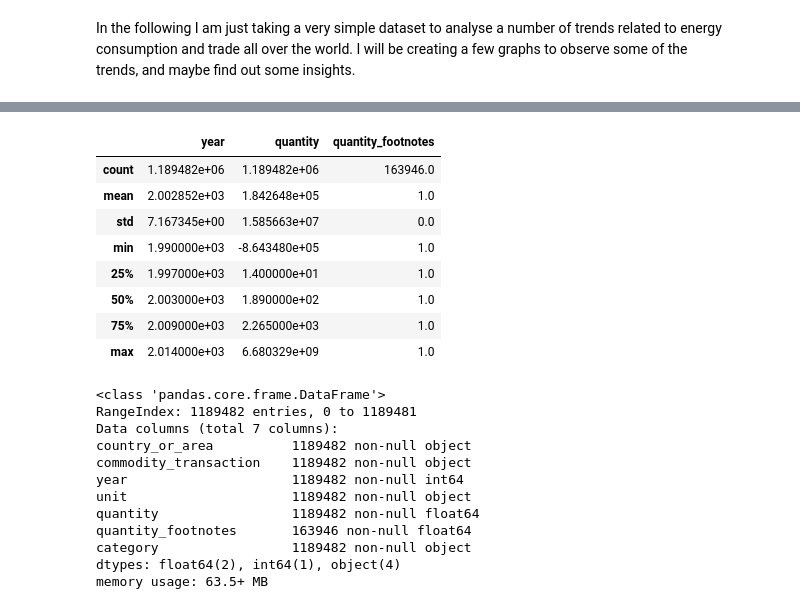
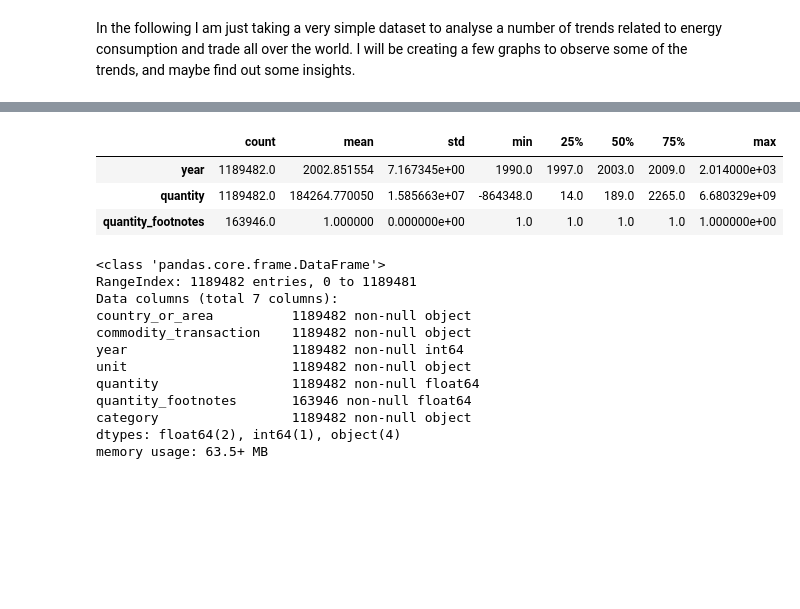
Before and after one commit to SadiaRana/energy, a Jupyter notebook: EnergyAna.ipynb, the cells around one changed output, grey strips where cells are left out. Saved outputs shown, nothing was run; the diff lists cells and outputs as text; code cells hidden in the pictures; blank space fills up the shorter version.

```diff
--- a/EnergyAna.ipynb
+++ b/EnergyAna.ipynb
@@ -6,7 +6,7 @@ import numpy as np
 import pandas as pd
 import matplotlib.pyplot as plt
 # %%
-df = pd.read_csv("all_energy_statistics 2.csv")
+df = pd.read_csv("_all_energy_statistics 2.csv")
 
 df.head()
 # %% [output]
@@ -17,17 +17,12 @@ df.head()
 | 3 | Belgium | Additives and Oxygenates - Exports | 2013 | Metric tons, thousand | 0.0 | NaN | additives_and_oxygenates |
 | 4 | Belgium | Additives and Oxygenates - Exports | 2012 | Metric tons, thousand | 35.0 | NaN | additives_and_oxygenates |
 # %%
-df.describe()
+df.describe().T
 # %% [output]
-|  | year | quantity | quantity_footnotes |
-| count | 1.189482e+06 | 1.189482e+06 | 163946.0 |
-| mean | 2.002852e+03 | 1.842648e+05 | 1.0 |
-| std | 7.167345e+00 | 1.585663e+07 | 0.0 |
-| min | 1.990000e+03 | -8.643480e+05 | 1.0 |
-| 25% | 1.997000e+03 | 1.400000e+01 | 1.0 |
-| 50% | 2.003000e+03 | 1.890000e+02 | 1.0 |
-| 75% | 2.009000e+03 | 2.265000e+03 | 1.0 |
-| max | 2.014000e+03 | 6.680329e+09 | 1.0 |
+|  | count | mean | std | min | 25% | 50% | 75% | max |
+| year | 1189482.0 | 2002.851554 | 7.167345e+00 | 1990.0 | 1997.0 | 2003.0 | 2009.0 | 2.014000e+03 |
+| quantity | 1189482.0 | 184264.770050 | 1.585663e+07 | -864348.0 | 14.0 | 189.0 | 2265.0 | 6.680329e+09 |
+| quantity_footnotes | 163946.0 | 1.000000 | 0.000000e+00 | 1.0 | 1.0 | 1.0 | 1.0 | 1.000000e+00 |
 # %%
 df.info()
 # %% [output]
```
Also changed, not shown: parts of 18 cells of this notebook.
